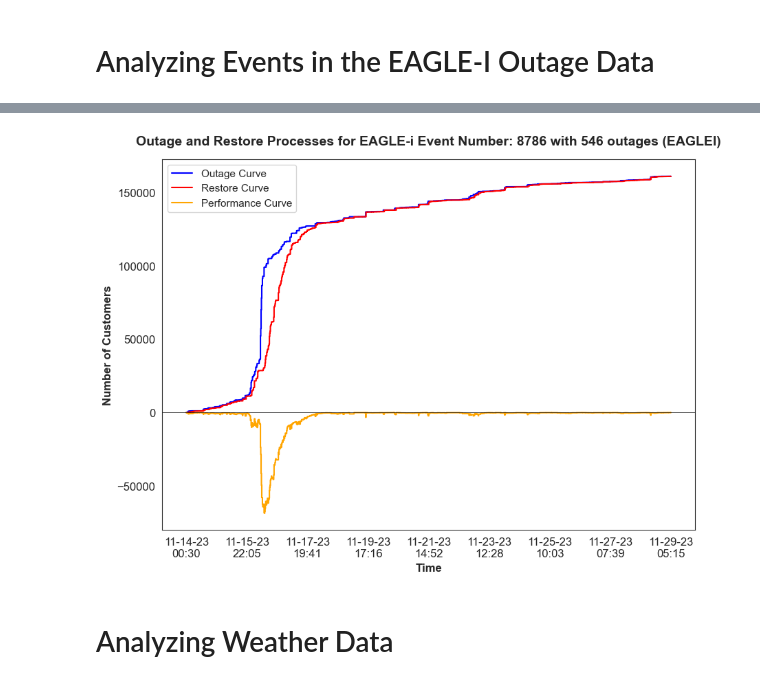
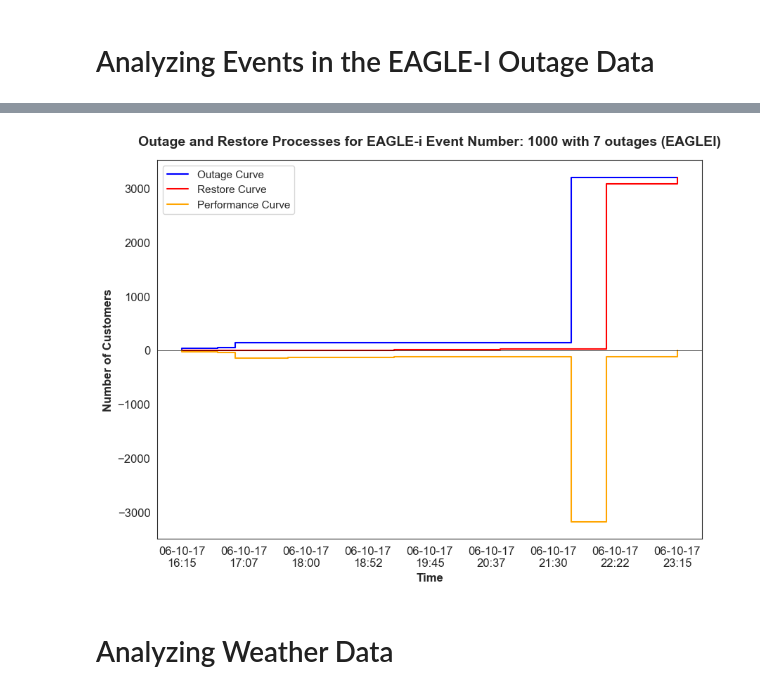
Before and after one commit to arslanleo/eagleiDataProcessor, a Jupyter notebook: analysis_examples.ipynb, the cells around one changed output, grey strips where cells are left out. Saved outputs shown, nothing was run; the diff lists cells and outputs as text; code cells hidden in the pictures.

```diff
--- a/analysis_examples.ipynb
+++ b/analysis_examples.ipynb
@@ -237,9 +238,9 @@ event_number_eaglei
 dtype: int64
 # %%
 from src.eaglei_modules.eagleiEventProcessing import plot_eaglei_event_curves
-plot_eaglei_event_curves(outage_df, event_number=8786, event_method='eaglei', timestamp_column='time')
+plot_eaglei_event_curves(outage_df, event_number=1000, event_method='eaglei', timestamp_column='time')
 # %% [output]
-[figure, old version]
+[figure, new version]
 # %% [markdown]
 # Analyzing Weather Data
 # %%
```
Also changed, not shown: parts of 20 cells of this notebook, 4 other files.
